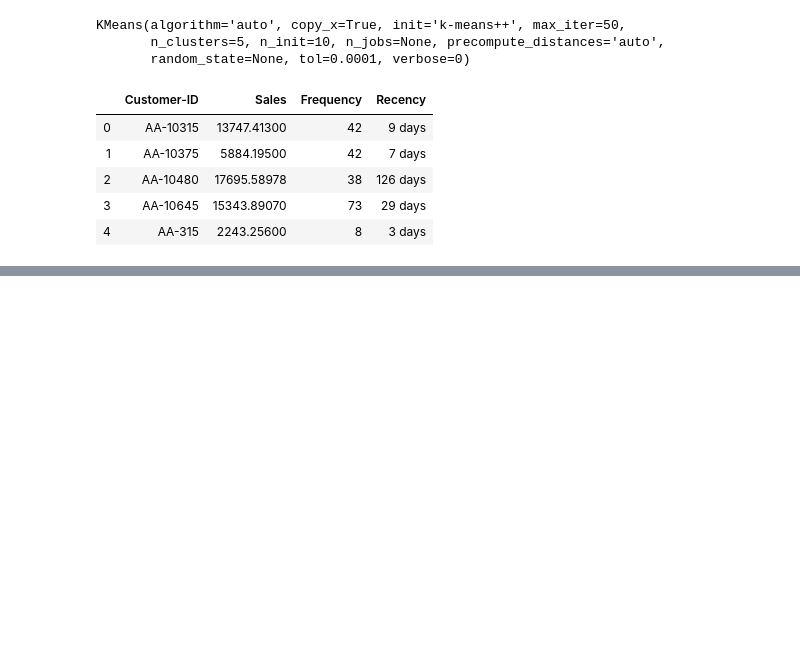
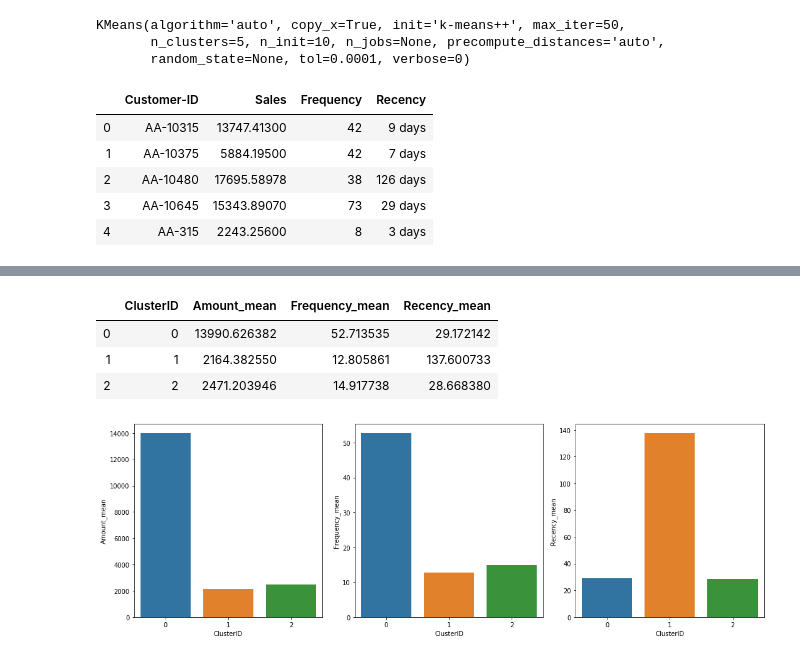
Before and after one commit to shanjivkumar/Global_Super_Store_Segmentation, a Jupyter notebook: Global_Super_Store_Segmentation.ipynb, the cells around one changed output, grey strips where cells are left out. Cells and saved outputs as stored; diff of their text form; code cells hidden in the pictures; blank space fills up the shorter version.

```diff
--- a/Global_Super_Store_Segmentation.ipynb
+++ b/Global_Super_Store_Segmentation.ipynb
@@ -359,0 +459,6 @@ People with cluster ID 0,1,3,4 needs targeted marketing marketing based on their
+# %%
+# analysis of clusters formed
+RFM.index = pd.RangeIndex(len(RFM.index))
+RFM_km = pd.concat([RFM, pd.Series(cluster.labels_)], axis=1)
+RFM_km.columns = ['CustomerID', 'Amount', 'Frequency', 'Recency', 'ClusterID']
+RFM_km.head()
@@ -359,0 +472,24 @@ People with cluster ID 0,1,3,4 needs targeted marketing marketing based on their
+# %%
+RFM_km.Recency = RFM_km.Recency.dt.days
+km_clusters_amount = pd.DataFrame(RFM_km.groupby(["ClusterID"]).Amount.mean())
+km_clusters_frequency = pd.DataFrame(RFM_km.groupby(["ClusterID"]).Frequency.mean())
+km_clusters_recency = pd.DataFrame(RFM_km.groupby(["ClusterID"]).Recency.mean())
+# %%
+df = pd.concat([pd.Series([0,1,2]), km_clusters_amount, km_clusters_frequency, km_clusters_recency], axis=1)
+df.columns = ["ClusterID", "Amount_mean", "Frequency_mean", "Recency_mean"]
+df
+# %% [output]
+|  | ClusterID | Amount_mean | Frequency_mean | Recency_mean |
+| 0 | 0 | 13990.626382 | 52.713535 | 29.172142 |
+| 1 | 1 | 2164.382550 | 12.805861 | 137.600733 |
+| 2 | 2 | 2471.203946 | 14.917738 | 28.668380 |
+# %%
+fig, axs = plt.subplots(1,3, figsize = (15,5))
+
+sns.barplot(x=df.ClusterID, y=df.Amount_mean, ax = axs[0])
+sns.barplot(x=df.ClusterID, y=df.Frequency_mean, ax = axs[1])
+sns.barplot(x=df.ClusterID, y=df.Recency_mean, ax = axs[2])
+plt.tight_layout()
+plt.show()
+# %% [output]
+[figure, added]
```
Also changed, not shown: parts of 24 cells of this notebook.
